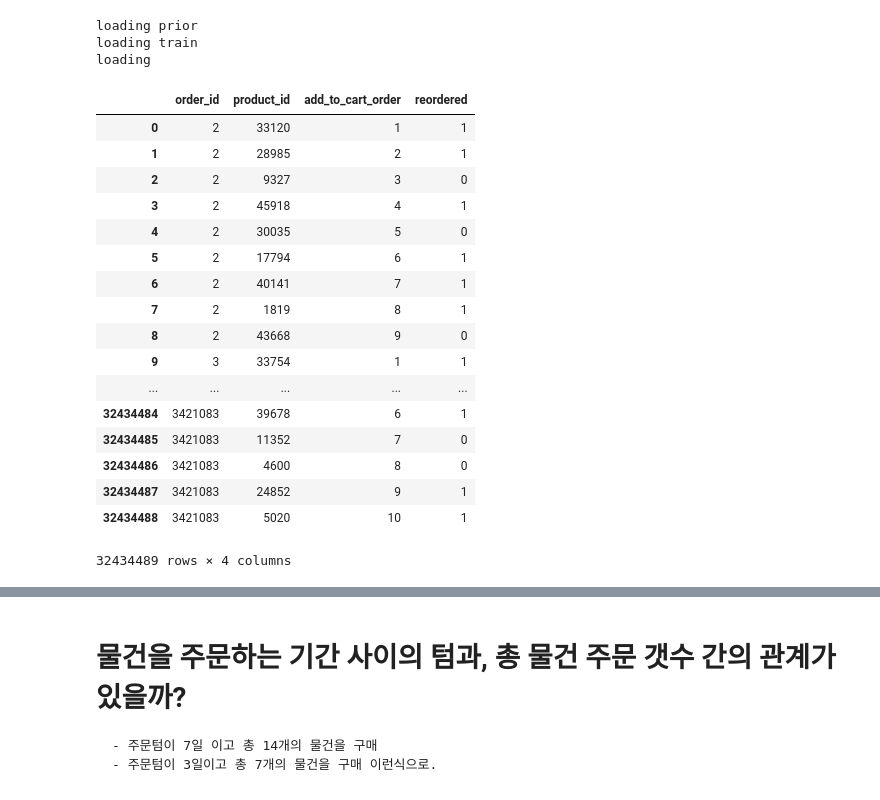
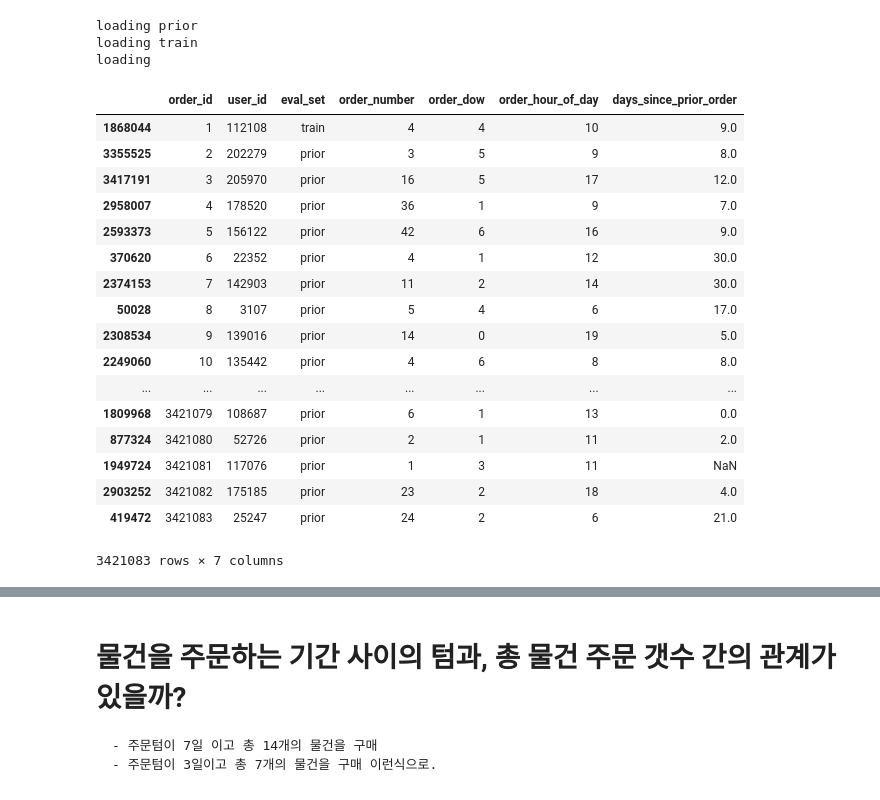
Before and after one commit to homekeeper89/pro_instacart, a Jupyter notebook: 0724_EDA_fourth.ipynb, the cells around one changed output, grey strips where cells are left out. Drawn from its saved outputs; the diff is of its cells as text; code cells hidden in the pictures.

```diff
--- a/0724_EDA_fourth.ipynb
+++ b/0724_EDA_fourth.ipynb
@@ -39,29 +39,29 @@ departments = pd.read_csv('departments.csv')
 loading prior
 loading train
 loading
+# %%
+orders_df.sort_values('order_id')
+# %% [output]
+|  | order_id | user_id | eval_set | order_number | order_dow | order_hour_of_day | days_since_prior_order |
+| 1868044 | 1 | 112108 | train | 4 | 4 | 10 | 9.0 |
+| 3355525 | 2 | 202279 | prior | 3 | 5 | 9 | 8.0 |
+| 3417191 | 3 | 205970 | prior | 16 | 5 | 17 | 12.0 |
+| 2958007 | 4 | 178520 | prior | 36 | 1 | 9 | 7.0 |
+| 2593373 | 5 | 156122 | prior | 42 | 6 | 16 | 9.0 |
+| 370620 | 6 | 22352 | prior | 4 | 1 | 12 | 30.0 |
+| 2374153 | 7 | 142903 | prior | 11 | 2 | 14 | 30.0 |
+| 50028 | 8 | 3107 | prior | 5 | 4 | 6 | 17.0 |
+| 2308534 | 9 | 139016 | prior | 14 | 0 | 19 | 5.0 |
+| 2249060 | 10 | 135442 | prior | 4 | 6 | 8 | 8.0 |
+| ... | ... | ... | ... | ... | ... | ... | ... |
+| 1809968 | 3421079 | 108687 | prior | 6 | 1 | 13 | 0.0 |
+| 877324 | 3421080 | 52726 | prior | 2 | 1 | 11 | 2.0 |
+| 1949724 | 3421081 | 117076 | prior | 1 | 3 | 11 | NaN |
+| 2903252 | 3421082 | 175185 | prior | 23 | 2 | 18 | 4.0 |
+| 419472 | 3421083 | 25247 | prior | 24 | 2 | 6 | 21.0 |
+3421083 rows × 7 columns
 # %%
 orders = orders_df[orders_df['eval_set']=='prior']
-# %%
-priors
-# %% [output]
-|  | order_id | product_id | add_to_cart_order | reordered |
-| 0 | 2 | 33120 | 1 | 1 |
-| 1 | 2 | 28985 | 2 | 1 |
-| 2 | 2 | 9327 | 3 | 0 |
-| 3 | 2 | 45918 | 4 | 1 |
-| 4 | 2 | 30035 | 5 | 0 |
-| 5 | 2 | 17794 | 6 | 1 |
-| 6 | 2 | 40141 | 7 | 1 |
-| 7 | 2 | 1819 | 8 | 1 |
-| 8 | 2 | 43668 | 9 | 0 |
-| 9 | 3 | 33754 | 1 | 1 |
-| ... | ... | ... | ... | ... |
-| 32434484 | 3421083 | 39678 | 6 | 1 |
-| 32434485 | 3421083 | 11352 | 7 | 0 |
-| 32434486 | 3421083 | 4600 | 8 | 0 |
-| 32434487 | 3421083 | 24852 | 9 | 1 |
-| 32434488 | 3421083 | 5020 | 10 | 1 |
-32434489 rows × 4 columns
 # %%
 df = pd.merge(orders, priors, on = 'order_id')
 # %%
```
Also changed, not shown: parts of 38 cells of this notebook.
